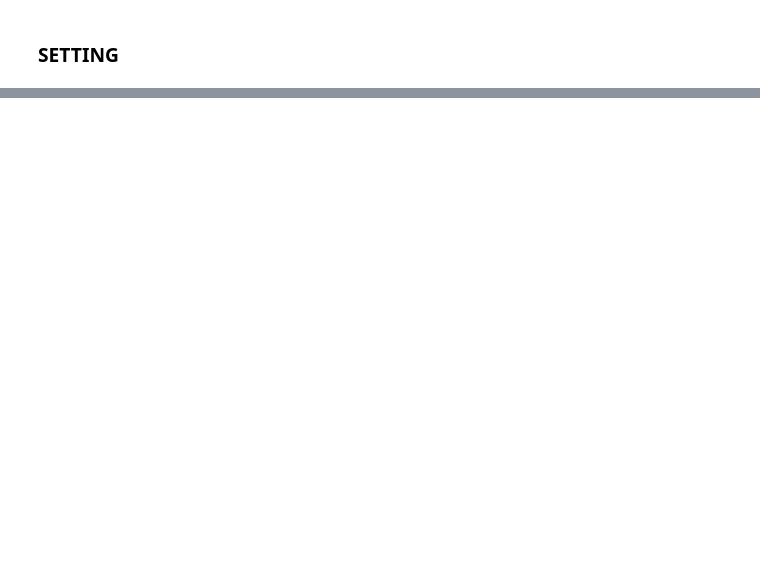
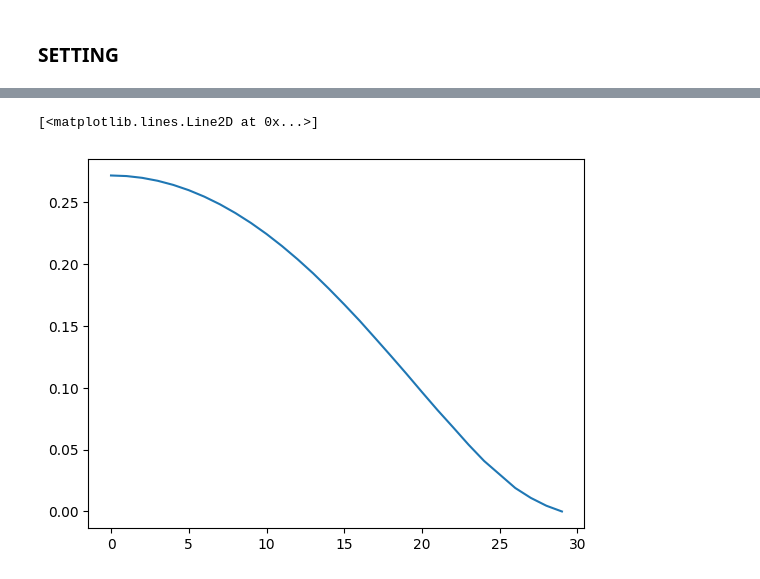
Before and after one commit to JJEWBresch/MatrixNormWithoutAdjoint, a Jupyter notebook: adjointfreenorm.ipynb, the cells around one changed output, grey strips where cells are left out. Saved outputs shown, nothing was run; the diff lists cells and outputs as text; code cells hidden in the pictures; blank space fills up the shorter version.

```diff
--- a/adjointfreenorm.ipynb
+++ b/adjointfreenorm.ipynb
@@ -78,3 +127,8 @@ iter.   | func-value    | res.          | tau           | alpha         | beta
+# %%
+plt.plot(np.abs(vv))
+# %% [output]
+[<matplotlib.lines.Line2D at 0x...>]
+[figure, added]
 # %%
 plt.plot(np.abs(lista))
 plt.yscale('log')
```
Also changed, not shown: parts of 49 cells of this notebook, 1 other file.
